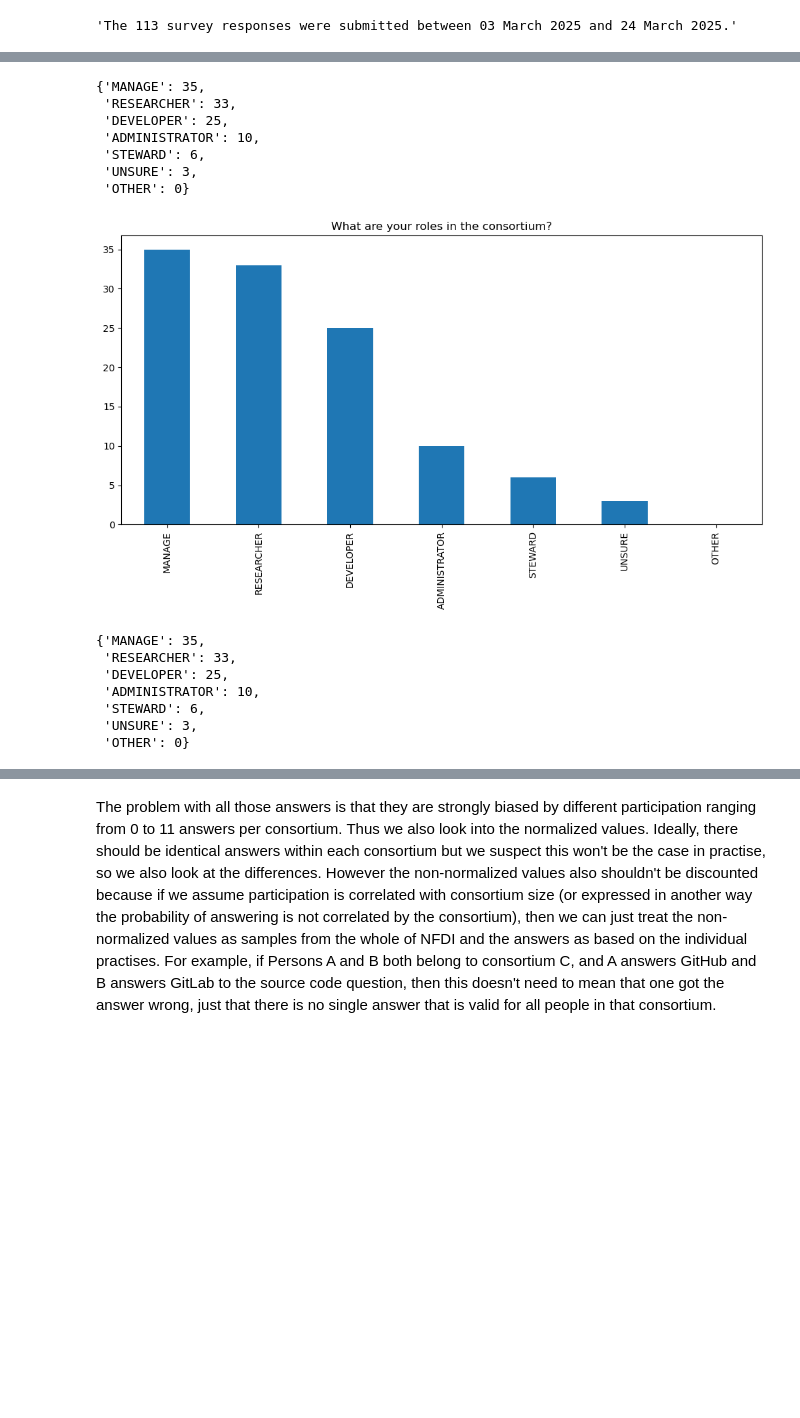
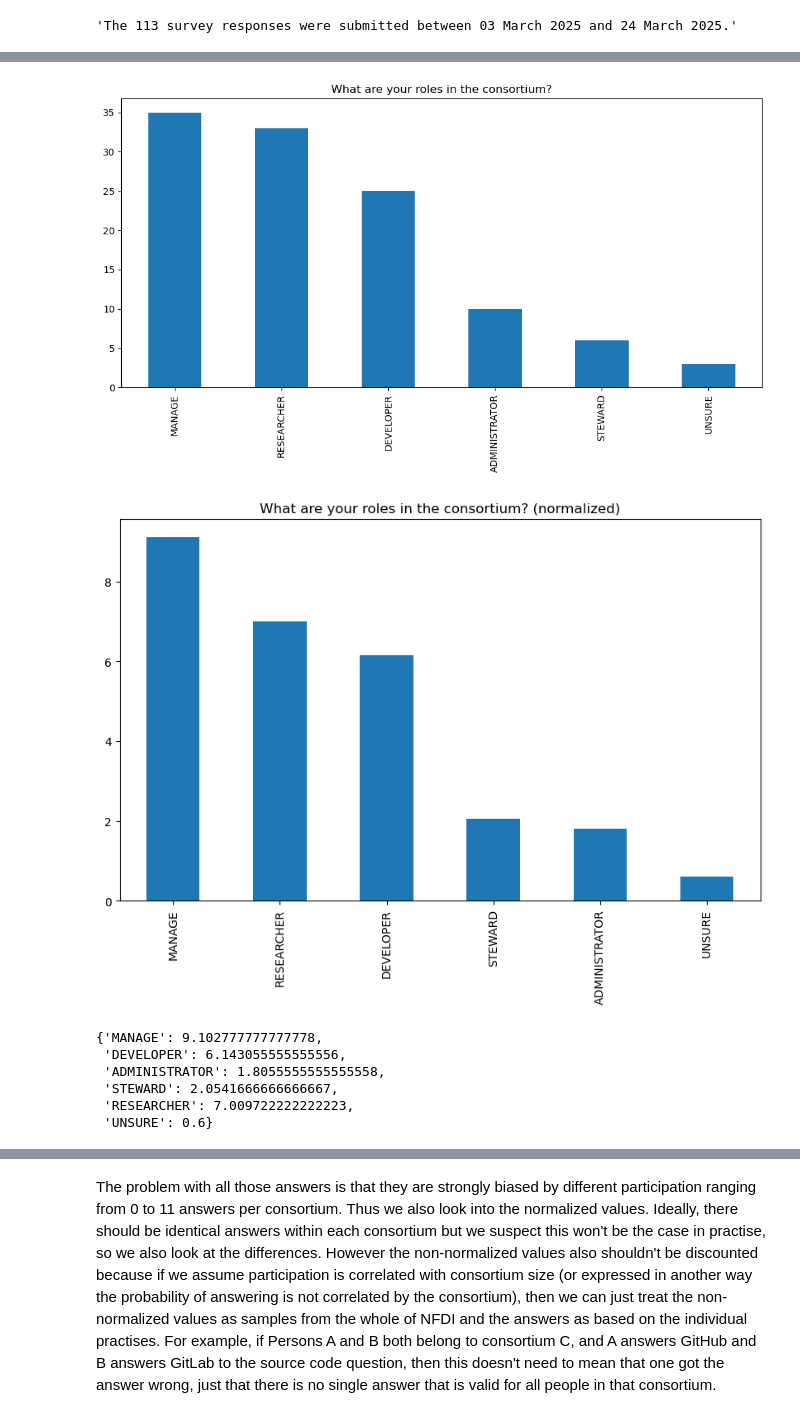
Before and after one commit to KonradHoeffner/softwaresurvey, a Jupyter notebook: results.ipynb, the cells around one changed output, grey strips where cells are left out. Cells and saved outputs as stored; diff of their text form; code cells hidden in the pictures; blank space fills up the shorter version.

```diff
--- a/results.ipynb
+++ b/results.ipynb
@@ -97,18 +127,12 @@ def col_count_normalize(prefix,title):
 # %%
 col_count("role","What are your roles in the consortium?")
+col_count_normalize("role","What are your roles in the consortium?")
 # %% [output]
+[figure, new version]
+[figure, added]
-{'MANAGE': 35,
- 'RESEARCHER': 33,
- 'DEVELOPER': 25,
- 'ADMINISTRATOR': 10,
- 'STEWARD': 6,
- 'UNSURE': 3,
- 'OTHER': 0}
+{'MANAGE': 9.102777777777778,
+ 'DEVELOPER': 6.143055555555556,
+ 'ADMINISTRATOR': 1.8055555555555558,
+ 'STEWARD': 2.0541666666666667,
+ 'RESEARCHER': 7.009722222222223,
+ 'UNSURE': 0.6}
-[figure, old version]
-{'MANAGE': 35,
- 'RESEARCHER': 33,
- 'DEVELOPER': 25,
- 'ADMINISTRATOR': 10,
- 'STEWARD': 6,
- 'UNSURE': 3,
- 'OTHER': 0}
```
Also changed, not shown: parts of 8 cells of this notebook.
